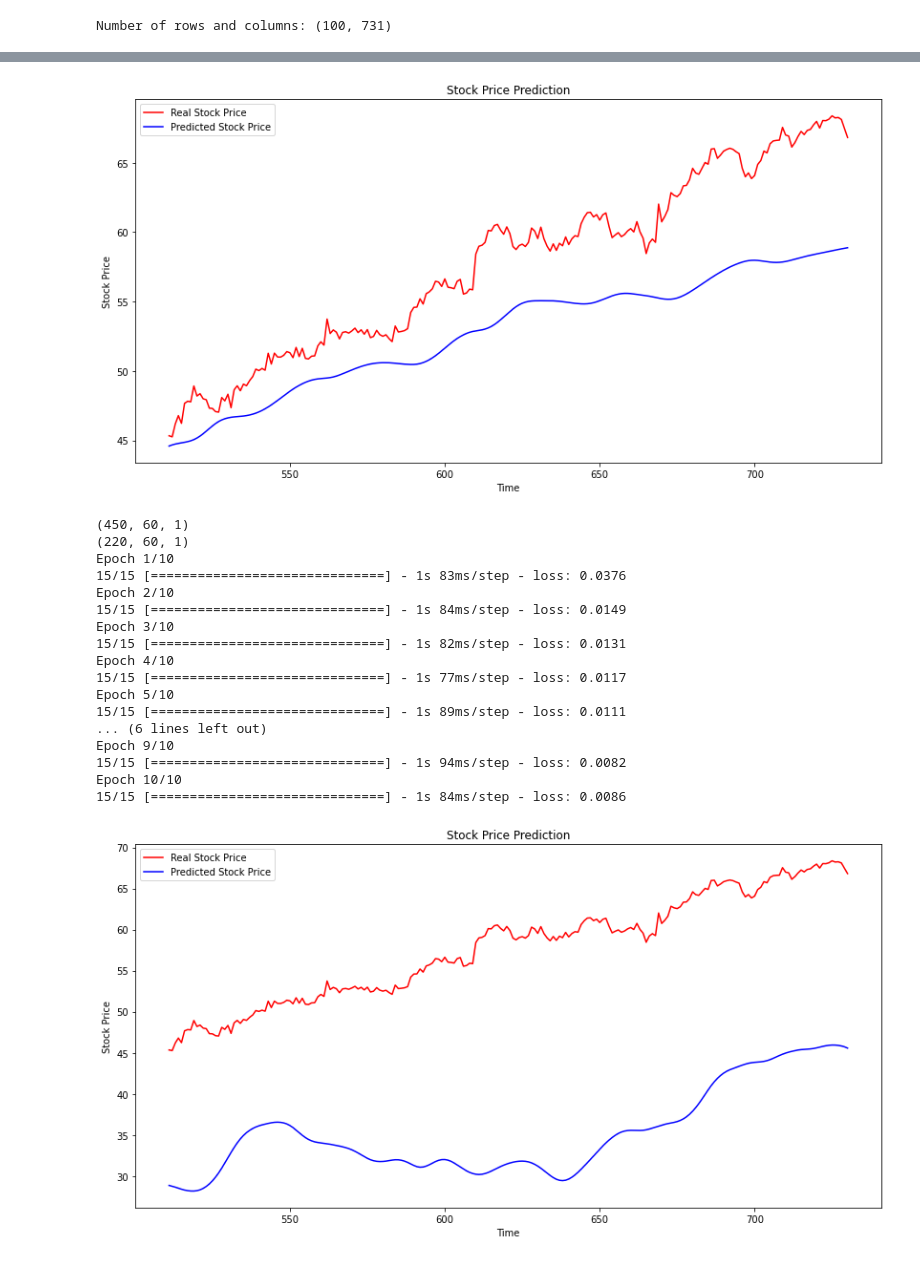
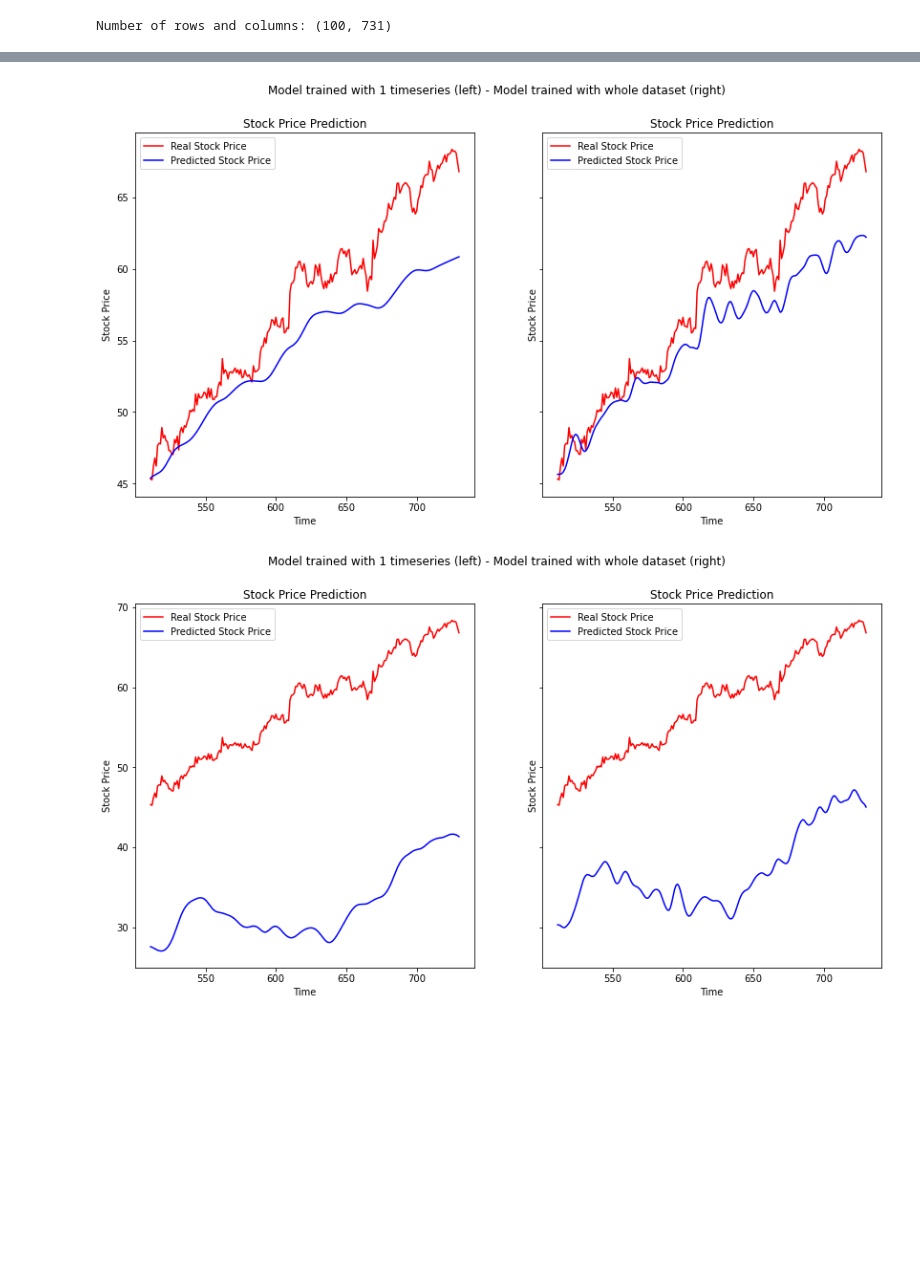
Before and after one commit to DImiTrisXam/algo_project1, a Jupyter notebook: project3/forecast.ipynb, the cells around one changed output, grey strips where cells are left out. Drawn from its saved outputs; the diff is of its cells as text; code cells hidden in the pictures; blank space fills up the shorter version.

Commit message:
forecast model with N timeseries

```diff
--- a/project3/forecast.ipynb
+++ b/project3/forecast.ipynb
@@ -16,7 +16,11 @@ time_array = np.array([x for x in range(len(df.columns))])
 df2 = pd.DataFrame(time_array)
 
 N = 5  # number of time series from dataset
+training_percent = 0.7
 look_back = 60
 sc = MinMaxScaler(feature_range=(0, 1))
 # %% [output]
 Number of rows and columns: (100, 731)
+# %%
+# Train model with the whole dataset incrementally
+model_N = train_model_LSTM_increment(df, N, training_percent, sc, look_back)
@@ -23,26 +45,37 @@ Number of rows and columns: (100, 731)
 # %%
 for i in range(N):
     # Creating a data structure with 'look_back' time-steps and 1 output
-    X_train, y_train, X_test, train_size = split_dataset_LSTM(df, i, 0.7, sc, look_back)
-
-    print(X_train.shape)
-    print(X_test.shape)
+    X_train, y_train, X_test, train_size = split_dataset_LSTM(
+        df, i, training_percent, sc, look_back)
 
     model = train_model_LSTM(X_train, y_train)
 
-    # Getting the predicted stock price
+    # Getting the predicted stock price (trained with 1 timeseries)
     predicted_stock_price = model.predict(X_test)
     predicted_stock_price = sc.inverse_transform(predicted_stock_price)
 
-    # Visualising the results
-    plt.figure(figsize=(14, 7))
-    plt.plot(df2.iloc[train_size:].values, df.iloc[0, train_size:].values,
-            color='red', label='Real Stock Price')
-    plt.plot(df2.iloc[train_size:].values, predicted_stock_price,
-            color='blue', label='Predicted Stock Price')
-    plt.title('Stock Price Prediction')
-    plt.xlabel('Time')
-    plt.ylabel('Stock Price')
-    plt.legend()
-    plt.show()
+    # Getting the predicted stock price (trained with whole dataset)
+    predicted_stock_price_N = model_N.predict(X_test)
+    predicted_stock_price_N = sc.inverse_transform(predicted_stock_price_N)
+
+    fig, (ax1, ax2) = plt.subplots(1, 2, sharey=True, figsize=(14, 7))
+    fig.suptitle(
+        'Model trained with 1 timeseries (left) - Model trained with whole dataset (right)')
+    ax1.plot(df2.iloc[train_size:].values, df.iloc[0,
+             train_size:].values, color='red', label='Real Stock Price')
+    ax1.plot(df2.iloc[train_size:].values, predicted_stock_price,
+             color='blue', label='Predicted Stock Price')
+    ax1.set_title('Stock Price Prediction')
+    ax1.set_xlabel('Time')
+    ax1.set_ylabel('Stock Price')
+    ax1.legend()
+
+    ax2.plot(df2.iloc[train_size:].values, df.iloc[0,
+             train_size:].values, color='red', label='Real Stock Price')
+    ax2.plot(df2.iloc[train_size:].values, predicted_stock_price_N,
+             color='blue', label='Predicted Stock Price')
+    ax2.set_title('Stock Price Prediction')
+    ax2.set_xlabel('Time')
+    ax2.set_ylabel('Stock Price')
+    ax2.legend()
 # %% [output]
@@ -66,19 +99,2 @@ Epoch 10/10
-[figure, old version]
+[figure, new version]
-(450, 60, 1)
-(220, 60, 1)
-Epoch 1/10
-15/15 [==============================] - 1s 83ms/step - loss: 0.0376
-Epoch 2/10
-15/15 [==============================] - 1s 84ms/step - loss: 0.0149
-Epoch 3/10
-15/15 [==============================] - 1s 82ms/step - loss: 0.0131
-Epoch 4/10
-15/15 [==============================] - 1s 77ms/step - loss: 0.0117
-Epoch 5/10
-15/15 [==============================] - 1s 89ms/step - loss: 0.0111
-... (6 lines left out)
-Epoch 9/10
-15/15 [==============================] - 1s 94ms/step - loss: 0.0082
-Epoch 10/10
-15/15 [==============================] - 1s 84ms/step - loss: 0.0086
-[figure, old version]
+[figure, new version]
```
Also changed, not shown: parts of 3 cells of this notebook, 1 other file.
